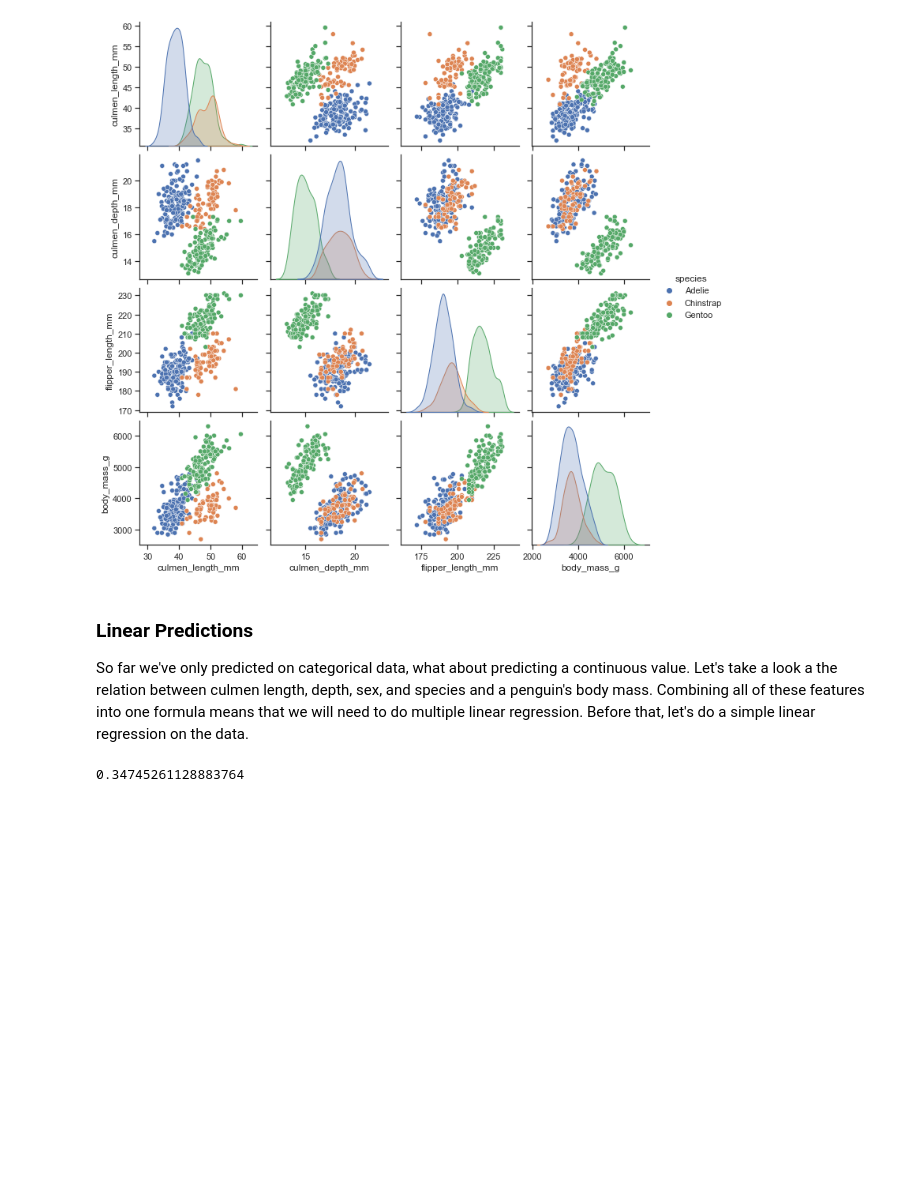
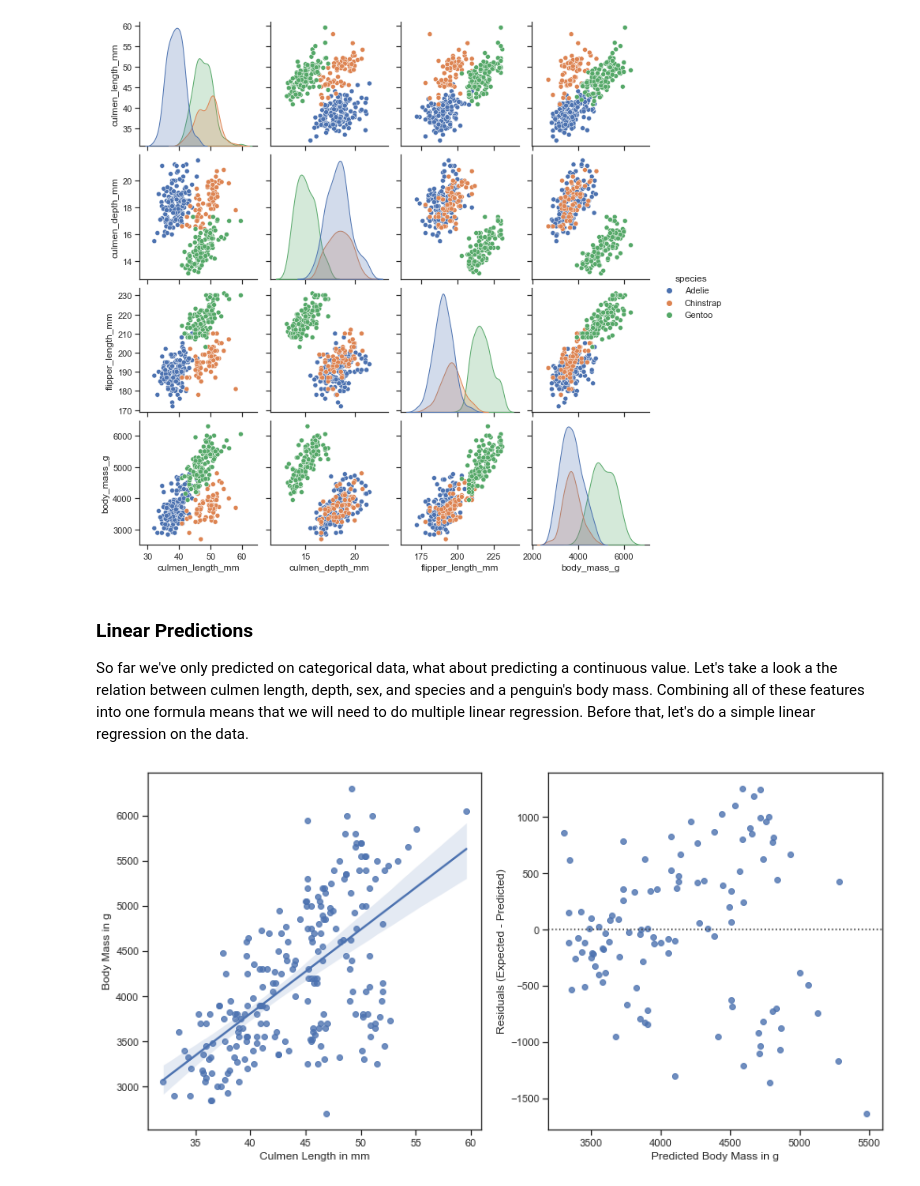
Before and after one commit to AhosChaos/PenguinVisualization, a Jupyter notebook: PenguinVisualization.ipynb, the cells around one changed output. Saved outputs shown, nothing was run; the diff lists cells and outputs as text; code cells hidden in the pictures; blank space fills up the shorter version.

```diff
--- a/PenguinVisualization.ipynb
+++ b/PenguinVisualization.ipynb
@@ -256,4 +241,4 @@ from sklearn.linear_model import LinearRegression
 # %%
-X_clm = np.ravel(data.culmen_length_mm.to_numpy()).reshape(-1,1)
-X_cdm = np.ravel(data.culmen_depth_mm.to_numpy()).reshape(-1,1)
+X_clm = data.culmen_length_mm.to_numpy().reshape(-1,1)
+X_cdm = data.culmen_depth_mm.to_numpy().reshape(-1,1)
 y = np.ravel(data.body_mass_g.to_numpy()).reshape(-1,1)
@@ -263,4 +245,11 @@ reg = LinearRegression().fit(X, y)
-# %%
-reg.score(X,y)
-# %% [output]
-0.34745261128883764
+# %%
+X_train, X_test, y_train, y_test = train_test_split(X_clm, y, test_size=0.33, random_state=42)
+reg = LinearRegression().fit(X_train, y_train)
+y_hat = reg.predict(X_test)
+fig, axs = plt.subplots(nrows=1,ncols=2,figsize=(14,7))
+lin_reg_plotter(X_train, y_train, "Culmen Length in mm", "Body Mass in g", axs[0])
+resid_plotter(y_hat, y_test, "Predicted Body Mass in g", "Residuals (Expected - Predicted)",axs[1])
+
+plt.show()
+# %% [output]
+[figure, added]
```
Also changed, not shown: parts of 22 cells of this notebook, 1 other file.
